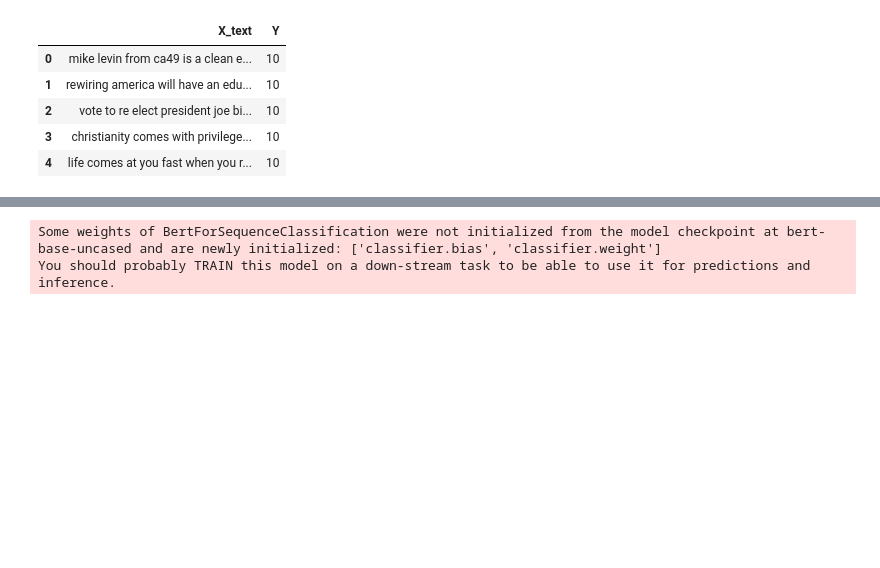
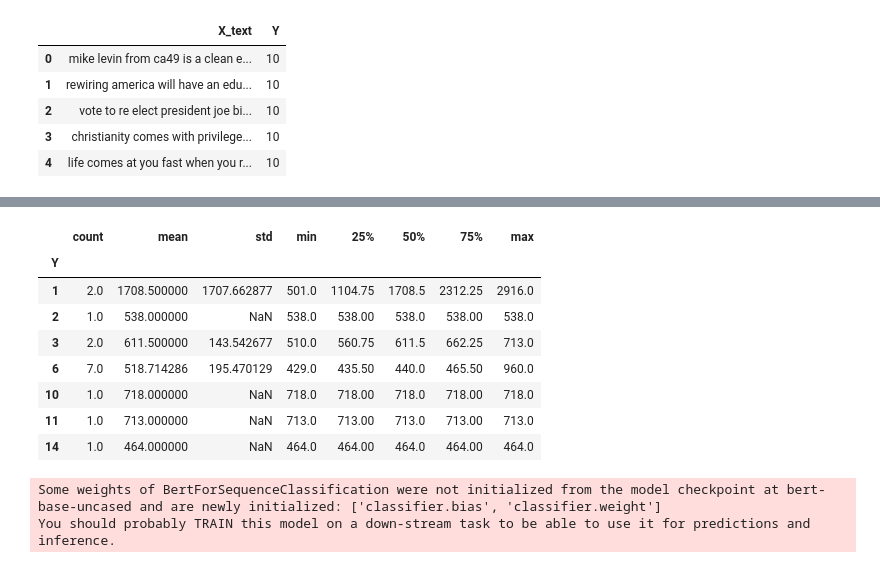
Before and after one commit to kirito-night/REDS, a Jupyter notebook: Bret_GPU.ipynb, the cells around one changed output, grey strips where cells are left out. Saved outputs shown, nothing was run; the diff lists cells and outputs as text; code cells hidden in the pictures; blank space fills up the shorter version.

```diff
--- a/Bret_GPU.ipynb
+++ b/Bret_GPU.ipynb
@@ -59,3 +92,15 @@ X_train, X_test, y_train, y_test = train_test_split(df_X['X_text'], df_X['Y'], t
+# %%
+df_X[df_X['len']>400]['len'].groupby(df_X['Y']).describe()
+# %% [output]
+|  | count | mean | std | min | 25% | 50% | 75% | max |
+| Y |  |  |  |  |  |  |  |  |
+| 1 | 2.0 | 1708.500000 | 1707.662877 | 501.0 | 1104.75 | 1708.5 | 2312.25 | 2916.0 |
+| 2 | 1.0 | 538.000000 | NaN | 538.0 | 538.00 | 538.0 | 538.00 | 538.0 |
+| 3 | 2.0 | 611.500000 | 143.542677 | 510.0 | 560.75 | 611.5 | 662.25 | 713.0 |
+| 6 | 7.0 | 518.714286 | 195.470129 | 429.0 | 435.50 | 440.0 | 465.50 | 960.0 |
+| 10 | 1.0 | 718.000000 | NaN | 718.0 | 718.00 | 718.0 | 718.00 | 718.0 |
+| 11 | 1.0 | 713.000000 | NaN | 713.0 | 713.00 | 713.0 | 713.00 | 713.0 |
+| 14 | 1.0 | 464.000000 | NaN | 464.0 | 464.00 | 464.0 | 464.00 | 464.0 |
 # %%
 
 
```
Also changed, not shown: parts of 4 cells of this notebook, 1 other file.
